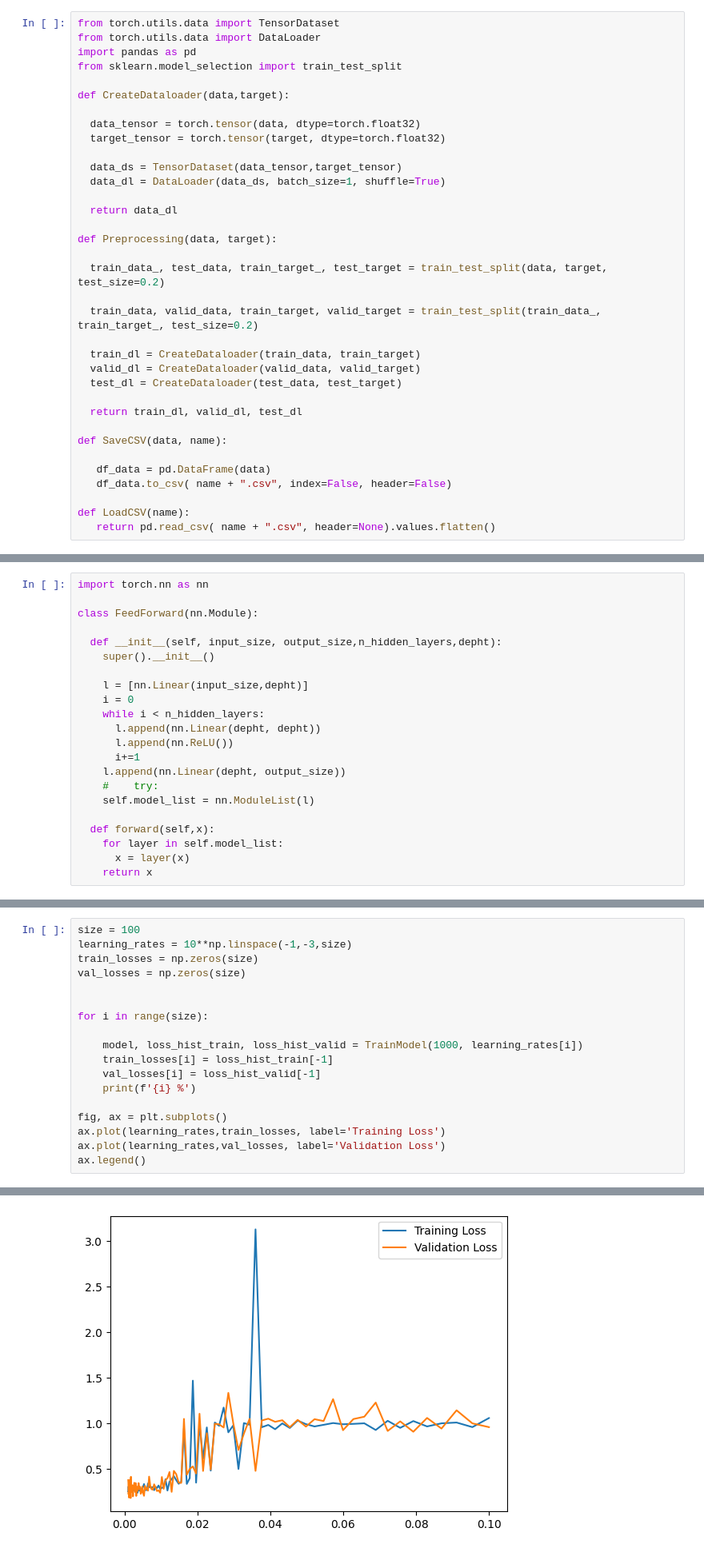
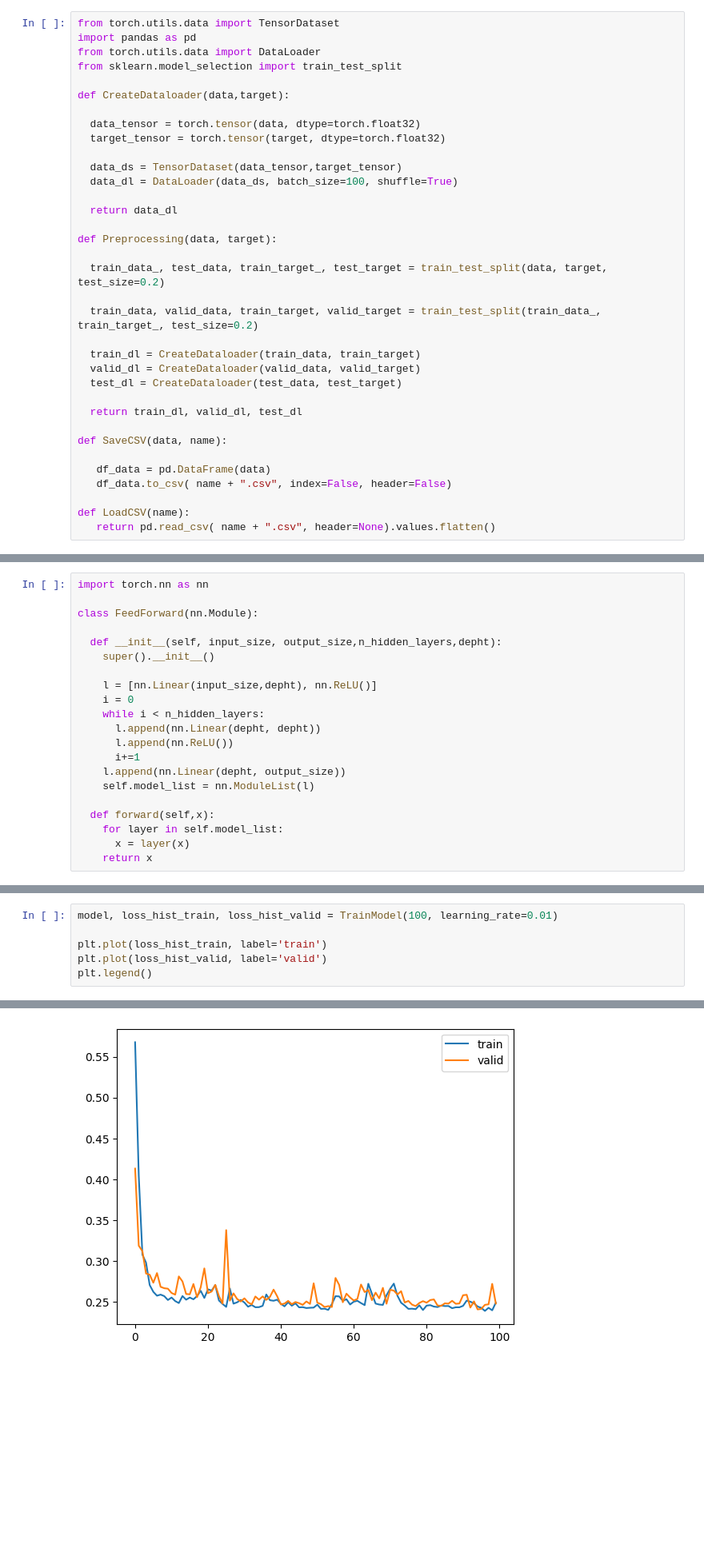
Before and after one commit to W-physics/Tesis, a Jupyter notebook: troubleshooting.ipynb, the cells around one changed output, grey strips where cells are left out. Shown at 80% size. Drawn from its saved outputs; the diff is of its cells as text; blank space fills up the shorter version.

```diff
--- a/troubleshooting.ipynb
+++ b/troubleshooting.ipynb
@@ -59,7 +53,7 @@ forward process ended...
 # %%
 from torch.utils.data import TensorDataset
+import pandas as pd
 from torch.utils.data import DataLoader
-import pandas as pd
 from sklearn.model_selection import train_test_split
 
 def CreateDataloader(data,target):
@@ -68,7 +62,7 @@ def CreateDataloader(data,target):
   target_tensor = torch.tensor(target, dtype=torch.float32)
 
   data_ds = TensorDataset(data_tensor,target_tensor)
-  data_dl = DataLoader(data_ds, batch_size=1, shuffle=True)
+  data_dl = DataLoader(data_ds, batch_size=100, shuffle=True)
 
   return data_dl
 
@@ -99,14 +99,13 @@ class FeedForward(nn.Module):
   def __init__(self, input_size, output_size,n_hidden_layers,depht):
     super().__init__()
 
-    l = [nn.Linear(input_size,depht)]
+    l = [nn.Linear(input_size,depht), nn.ReLU()]
     i = 0
     while i < n_hidden_layers:
       l.append(nn.Linear(depht, depht))
       l.append(nn.ReLU())
       i+=1
     l.append(nn.Linear(depht, output_size))
-    #    try:
     self.model_list = nn.ModuleList(l)
 
   def forward(self,x):
@@ -187,21 +192,9 @@ def TrainModel(num_epochs, learning_rate):
 
     return model, loss_hist_train, loss_hist_valid
 # %%
-size = 100
-learning_rates = 10**np.linspace(-1,-3,size)
-train_losses = np.zeros(size)
-val_losses = np.zeros(size)
+model, loss_hist_train, loss_hist_valid = TrainModel(100, learning_rate=0.01)
 
-
-for i in range(size):
-
-    model, loss_hist_train, loss_hist_valid = TrainModel(1000, learning_rates[i])
-    train_losses[i] = loss_hist_train[-1]
-    val_losses[i] = loss_hist_valid[-1]
-    print(f'{i} %')
-
-fig, ax = plt.subplots()
-ax.plot(learning_rates,train_losses, label='Training Loss')
-ax.plot(learning_rates,val_losses, label='Validation Loss')
-ax.legend()
+plt.plot(loss_hist_train, label='train')
+plt.plot(loss_hist_valid, label='valid')
+plt.legend()
 # %% [output]
@@ -226 +202 @@ ax.legend()
-[figure, old version]
+[figure, new version]
```
Also changed, not shown: parts of 6 cells of this notebook.
